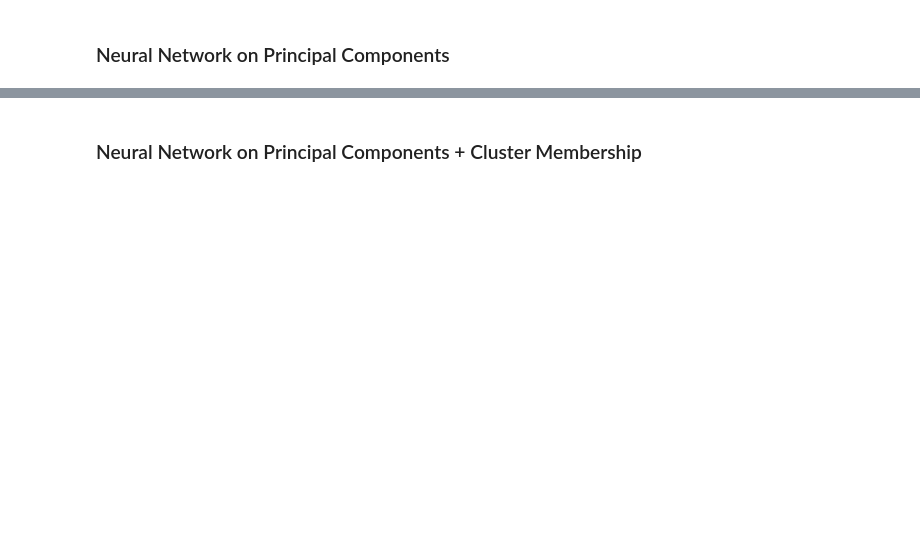
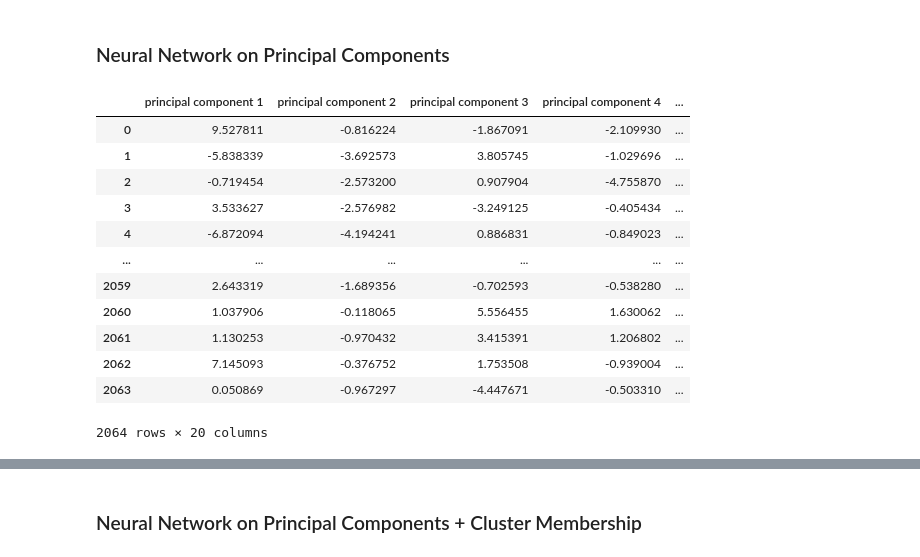
Before and after one commit to vqsierra/CSS_Project4_Team7_Fall2021, a Jupyter notebook: Project 4.ipynb, the cells around one changed output, grey strips where cells are left out. Cells and saved outputs as stored; diff of their text form; code cells hidden in the pictures; blank space fills up the shorter version.

```diff
--- a/Project 4.ipynb
+++ b/Project 4.ipynb
@@ -342,0 +369,16 @@ model.fit(..., ..., validation_data=(..., ...), epochs=..., batch_size=..., verb
+# %%
+pca_df
+# %% [output]
+|  | principal component 1 | principal component 2 | principal component 3 | principal component 4 | ... |
+| 0 | 9.527811 | -0.816224 | -1.867091 | -2.109930 | ... |
+| 1 | -5.838339 | -3.692573 | 3.805745 | -1.029696 | ... |
+| 2 | -0.719454 | -2.573200 | 0.907904 | -4.755870 | ... |
+| 3 | 3.533627 | -2.576982 | -3.249125 | -0.405434 | ... |
+| 4 | -6.872094 | -4.194241 | 0.886831 | -0.849023 | ... |
+| ... | ... | ... | ... | ... | ... |
+| 2059 | 2.643319 | -1.689356 | -0.702593 | -0.538280 | ... |
+| 2060 | 1.037906 | -0.118065 | 5.556455 | 1.630062 | ... |
+| 2061 | 1.130253 | -0.970432 | 3.415391 | 1.206802 | ... |
+| 2062 | 7.145093 | -0.376752 | 1.753508 | -0.939004 | ... |
+| 2063 | 0.050869 | -0.967297 | -4.447671 | -0.503310 | ... |
+2064 rows × 20 columns
```
Also changed, not shown: parts of 20 cells of this notebook, 1 other file.
